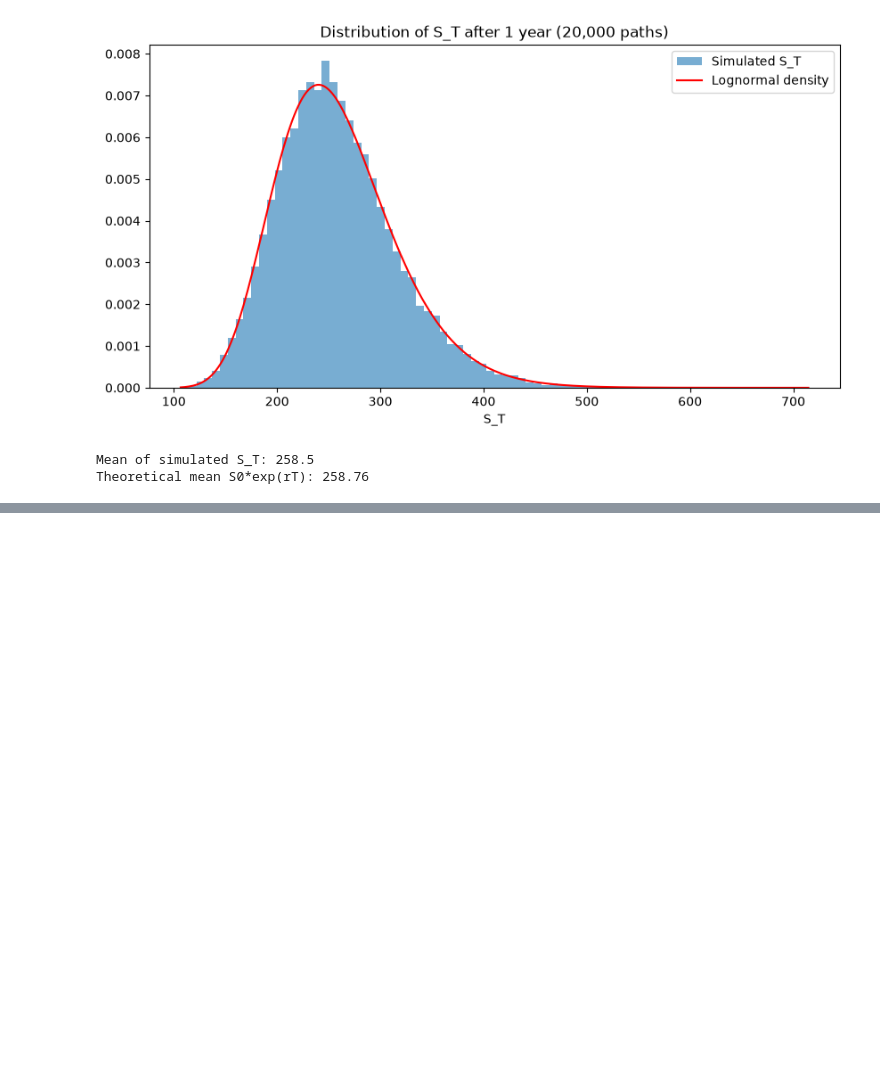
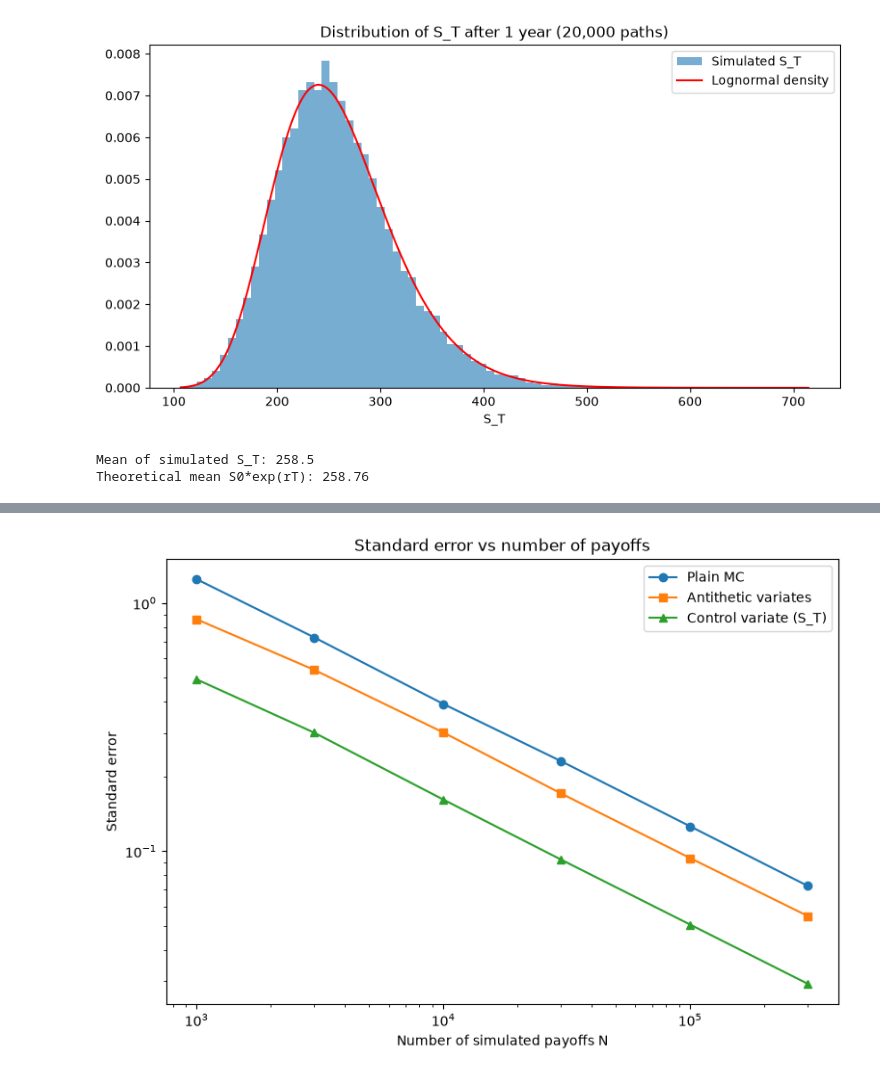
Before and after one commit to lewis-shearer/Monte_Carlo_Option_Pricing, a Jupyter notebook: option_pricing.ipynb, the cells around one changed output, grey strips where cells are left out. Saved outputs shown, nothing was run; the diff lists cells and outputs as text; code cells hidden in the pictures; blank space fills up the shorter version.

```diff
--- a/option_pricing.ipynb
+++ b/option_pricing.ipynb
@@ -173,0 +303,12 @@ Theoretical mean S0*exp(rT): 258.76
+# %%
+N = 100000
+plain_price, plain_se = mc_european(S0, K, T, r, sigma, N, 'call')
+av_price, av_se = mc_antithetic(S0, K, T, r, sigma, N)
+cv_price, cv_se, rho = mc_control_variate(S0, K, T, r, sigma, N)
+
+print('Correlation between payoff and control:', round(rho, 4))
+print()
+print(f"{'Method':<20}{'Price':>10}{'SE':>10}{'Var reduction':>16}")
+print(f"{'Black-Scholes':<20}{call_bs:>10.4f}")
+for name, p, s in [('Plain MC', plain_price, plain_se), ('Antithetic', av_price, av_se), ('Control variate', cv_price, cv_se)]:
+    print(f'{name:<20}{p:>10.4f}{s:>10.4f}{(plain_se / s)**2:>15.2f}x')
@@ -173,0 +323,20 @@ Theoretical mean S0*exp(rT): 258.76
+# %%
+# Standard error of each method as N grows
+N_grid = np.array([1000, 3000, 10000, 30000, 100000, 300000])
+se_plain, se_av, se_cv = [], [], []
+for N in N_grid:
+    se_plain.append(mc_european(S0, K, T, r, sigma, N, 'call')[1])
+    se_av.append(mc_antithetic(S0, K, T, r, sigma, N)[1])
+    se_cv.append(mc_control_variate(S0, K, T, r, sigma, N)[1])
+
+plt.figure(figsize=(9, 6))
+plt.loglog(N_grid, se_plain, 'o-', label='Plain MC')
+plt.loglog(N_grid, se_av, 's-', label='Antithetic variates')
+plt.loglog(N_grid, se_cv, '^-', label='Control variate (S_T)')
+plt.title('Standard error vs number of payoffs')
+plt.xlabel('Number of simulated payoffs N')
+plt.ylabel('Standard error')
+plt.legend()
+plt.show()
+# %% [output]
+[figure, added]
```
Also changed, not shown: parts of 11 cells of this notebook.
